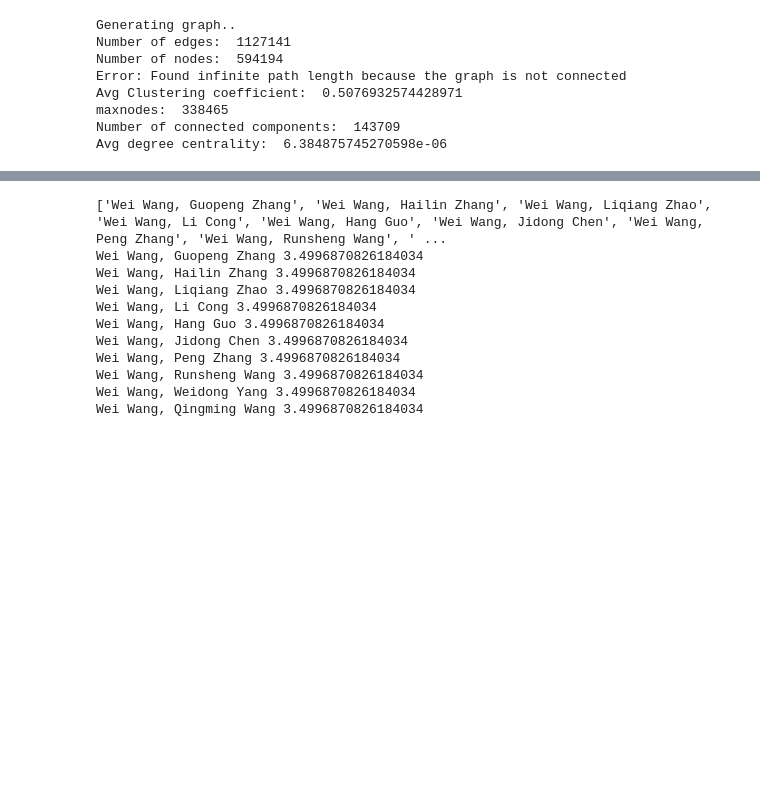
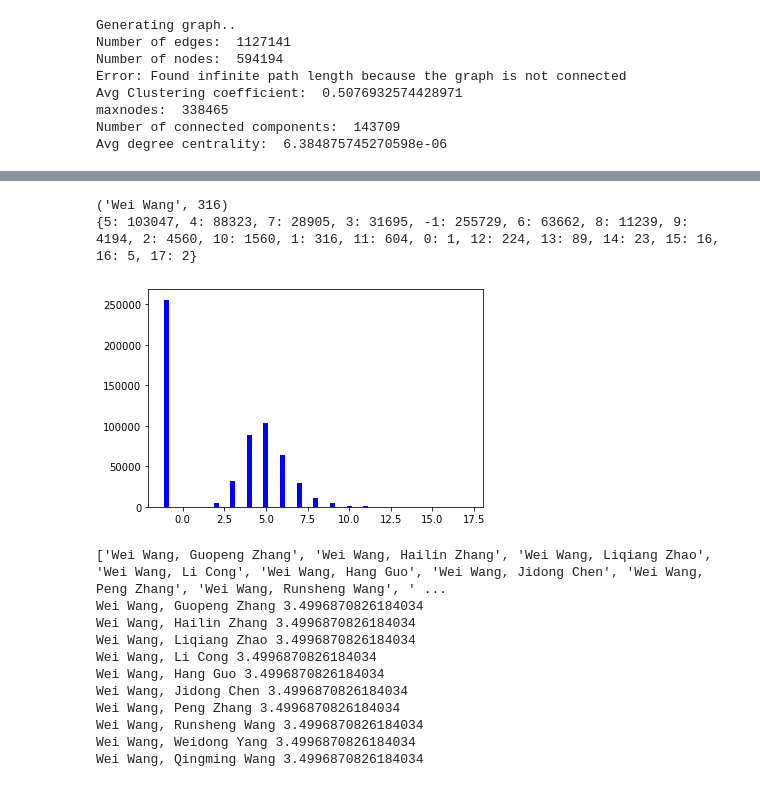
Before and after one commit to 0LTSU0/SNA_project7, a Jupyter notebook: sna_jupyter.ipynb, the cells around one changed output, grey strips where cells are left out. Drawn from its saved outputs; the diff is of its cells as text; code cells hidden in the pictures; blank space fills up the shorter version.

```diff
--- a/sna_jupyter.ipynb
+++ b/sna_jupyter.ipynb
@@ -481,3 +438,43 @@ Histogram ignoring infinite paths
+# %%
+#--7--
+
+#detect highest degree node
+highest_degree_node = max(graph.degree, key=lambda x: x[1])
+
+#print it
+print(highest_degree_node)
+
+#calculate erdos number for every node
+erdos_numbers = {}
+
+for author in graph:
+    try:
+        erdos_numbers[author] = nx.shortest_path_length(graph,highest_degree_node[0],author)
+    except nx.NetworkXNoPath:
+        erdos_numbers[author] = -1
+
+#print(erdos_numbers)
+container = {}
+
+# count occurancance of erdos numbers
+for author in erdos_numbers:
+    #print(author)
+    if erdos_numbers[author] in container:
+        container[erdos_numbers[author]] = container[erdos_numbers[author]] + 1
+    else:
+        container[erdos_numbers[author]] = 1
+
+
+print(container)
+
+# Create histogram containing occurance of erdos numbers
+plt.bar(container.keys(), container.values(), 0.3, color='b')
+
+plt.show()
+# %% [output]
+('Wei Wang', 316)
+{5: 103047, 4: 88323, 7: 28905, 3: 31695, -1: 255729, 6: 63662, 8: 11239, 9: 4194, 2: 4560, 10: 1560, 1: 316, 11: 604, 0: 1, 12: 224, 13: 89, 14: 23, 15: 16, 16: 5, 17: 2}
+[figure, added]
 # %%
 #--8-- preparation
 import math
```
Also changed, not shown: parts of 7 cells of this notebook.
